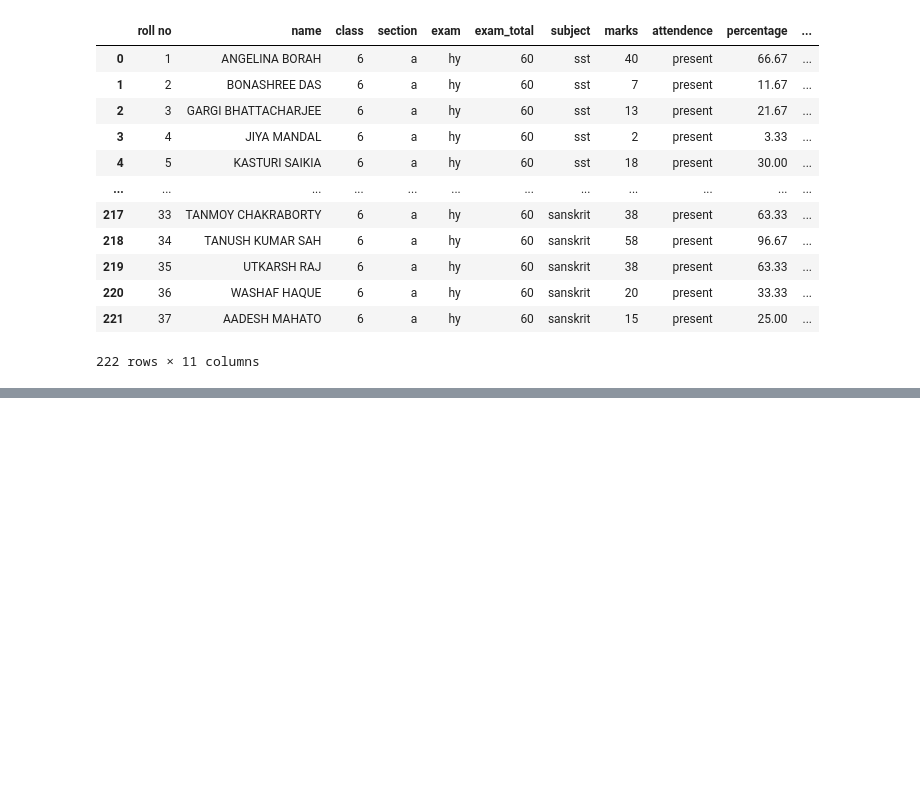
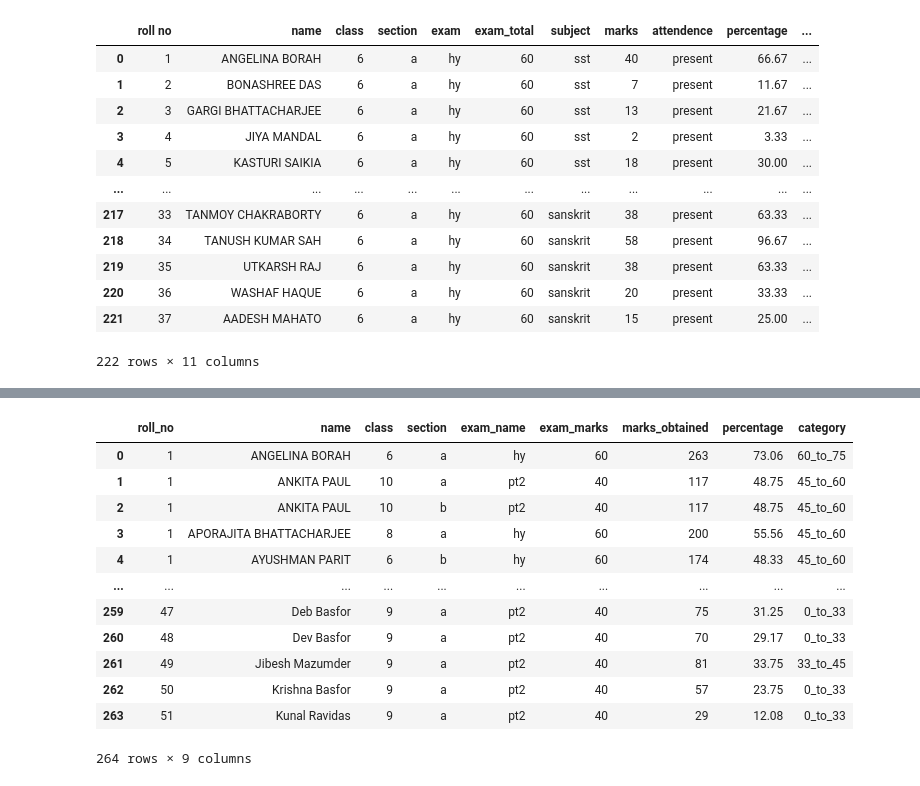
Before and after one commit to singhtanveer38/erm, a Jupyter notebook: Untitled.ipynb, the cells around one changed output, grey strips where cells are left out. Cells and saved outputs as stored; diff of their text form; code cells hidden in the pictures; blank space fills up the shorter version.

Commit message:
overall_result table created

```diff
--- a/Untitled.ipynb
+++ b/Untitled.ipynb
@@ -118,0 +126,21 @@ df
+# %%
+curr.execute("select * from marks")
+data = curr.fetchall()
+# %%
+columns = ["roll_no",
+	"name",
+	"class",
+	"section",
+	"exam_name",
+	"exam_marks",
+	"subject",
+	"marks_obtained",
+	"attendence",
+	"percentage",
+	"category"]
+# %%
+df = pd.DataFrame(data, columns=columns)
+df["marks_obtained"] = df["marks_obtained"].astype("int")
+# %%
+df = df.groupby(by=["roll_no", "name", "class", "section", "exam_name", "exam_marks"], as_index=False).agg({"marks_obtained": "sum"})
+df
@@ -118,0 +161,33 @@ df
+# %%
+df["percentage"] = round((df["marks_obtained"]/(df["exam_marks"]*6))*100, 2)
+category = []
+for percentage in df["percentage"]:
+    if percentage < 33:
+        category.append("0_to_33")
+    elif 33 <= percentage < 45:
+        category.append("33_to_45")
+    elif 45 <= percentage < 60:
+        category.append("45_to_60")
+    elif 60 <= percentage < 75:
+        category.append("60_to_75")
+    elif 75 <= percentage < 90:
+        category.append("75_to_90")
+    else:
+        category.append("90_to_100")
+
+df["category"] = category
+df
+# %% [output]
+|  | roll_no | name | class | section | exam_name | exam_marks | marks_obtained | percentage | category |
+| 0 | 1 | ANGELINA BORAH | 6 | a | hy | 60 | 263 | 73.06 | 60_to_75 |
+| 1 | 1 | ANKITA PAUL | 10 | a | pt2 | 40 | 117 | 48.75 | 45_to_60 |
+| 2 | 1 | ANKITA PAUL | 10 | b | pt2 | 40 | 117 | 48.75 | 45_to_60 |
+| 3 | 1 | APORAJITA BHATTACHARJEE | 8 | a | hy | 60 | 200 | 55.56 | 45_to_60 |
+| 4 | 1 | AYUSHMAN PARIT | 6 | b | hy | 60 | 174 | 48.33 | 45_to_60 |
+| ... | ... | ... | ... | ... | ... | ... | ... | ... | ... |
+| 259 | 47 | Deb Basfor | 9 | a | pt2 | 40 | 75 | 31.25 | 0_to_33 |
+| 260 | 48 | Dev Basfor | 9 | a | pt2 | 40 | 70 | 29.17 | 0_to_33 |
+| 261 | 49 | Jibesh Mazumder | 9 | a | pt2 | 40 | 81 | 33.75 | 33_to_45 |
+| 262 | 50 | Krishna Basfor | 9 | a | pt2 | 40 | 57 | 23.75 | 0_to_33 |
+| 263 | 51 | Kunal Ravidas | 9 | a | pt2 | 40 | 29 | 12.08 | 0_to_33 |
+264 rows × 9 columns
```
Also changed, not shown: parts of 5 cells of this notebook, 4 other files.
